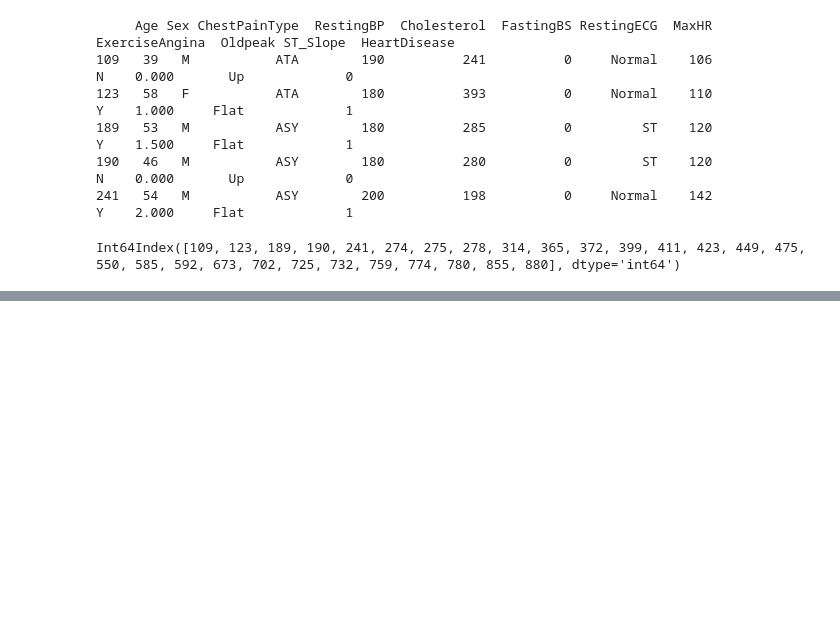
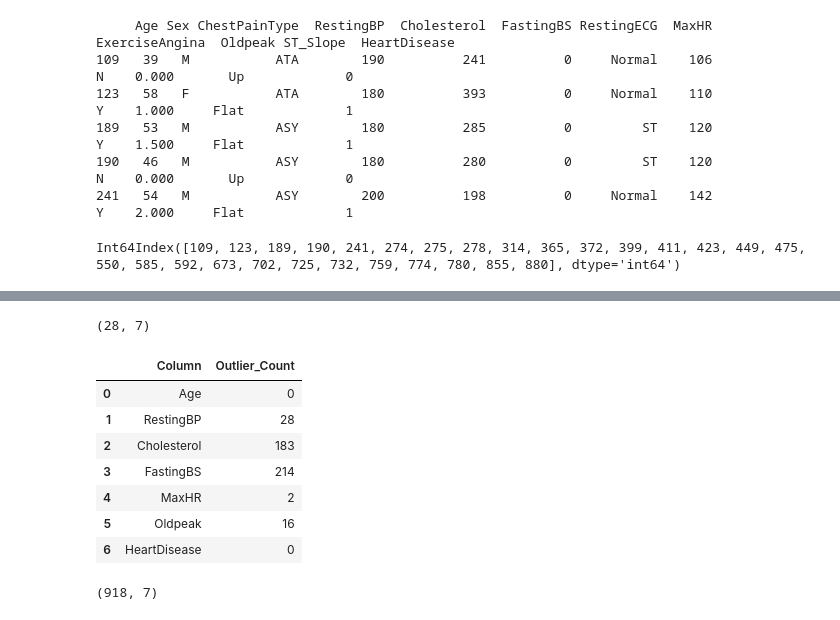
Before and after one commit to inci-bakimci/heart-disease-prediction, a Jupyter notebook: feature_engineering.ipynb, the cells around one changed output, grey strips where cells are left out. Saved outputs shown, nothing was run; the diff lists cells and outputs as text; code cells hidden in the pictures; blank space fills up the shorter version.

```diff
--- a/feature_engineering.ipynb
+++ b/feature_engineering.ipynb
@@ -291,0 +376,3 @@ Int64Index([109, 123, 189, 190, 241, 274, 275, 278, 314, 365, 372, 399, 411, 423
+# %%
+for col in df.columns:
+    print(col, check_outlier(df, col))
@@ -291,0 +387,40 @@ Int64Index([109, 123, 189, 190, 241, 274, 275, 278, 314, 365, 372, 399, 411, 423
+# %%
+low, up = outlier_thresholds(df, "RestingBP")
+df[((df["RestingBP"] < low) | (df["RestingBP"] >up))].shape
+# %% [output]
+(28, 7)
+# %%
+# Her değişkende aykırı değer varsa → otomatik low–up hesapla → shape döndür.
+def outlier_summary(dataframe):
+    summary = {}
+
+    for col in dataframe.columns:
+        # Sayısal değilse atla
+        if dataframe[col].dtype not in ["int64", "float64"]:
+            continue
+
+        # Önce aykırı değer var mı?
+        if check_outlier(dataframe, col):
+            low, up = outlier_thresholds(dataframe, col)
+            count = dataframe[(dataframe[col] < low) | (dataframe[col] > up)].shape[0]
+        else:
+            count = 0
+
+        summary[col] = count
+
+    return pd.DataFrame(list(summary.items()), columns=["Column", "Outlier_Count"])
+# %%
+outlier_summary(df)
+# %% [output]
+|  | Column | Outlier_Count |
+| 0 | Age | 0 |
+| 1 | RestingBP | 28 |
+| 2 | Cholesterol | 183 |
+| 3 | FastingBS | 214 |
+| 4 | MaxHR | 2 |
+| 5 | Oldpeak | 16 |
+| 6 | HeartDisease | 0 |
+# %%
+df.shape
+# %% [output]
+(918, 7)
```
Also changed, not shown: parts of 22 cells of this notebook.
